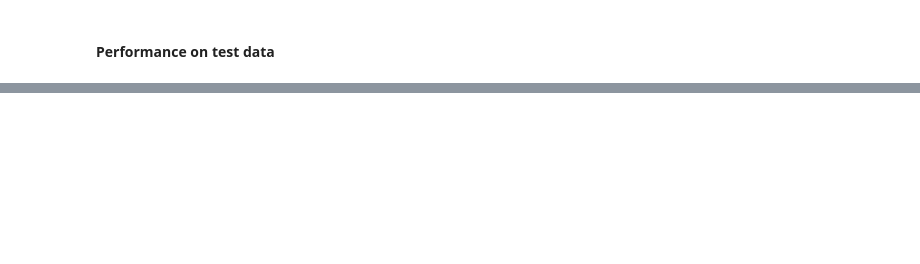
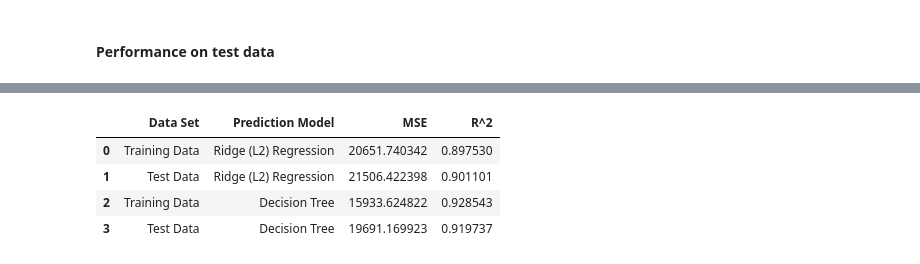
Before and after one commit to diego411/AA_Team_10, a Jupyter notebook: notebook/FeatureEngineering.ipynb, the cells around one changed output, grey strips where cells are left out. Drawn from its saved outputs; the diff is of its cells as text; code cells hidden in the pictures; blank space fills up the shorter version.

Commit message:
completed Model Evaluation, dropped evaluation file

```diff
--- a/notebook/FeatureEngineering.ipynb
+++ b/notebook/FeatureEngineering.ipynb
@@ -823,0 +823,9 @@ df_performance.head(len(df_performance))
+# %%
+y_test_pred_opt = optimal_model.predict(x_poly_test_ridge)
+mse = mean_squared_error(y_test_pred_opt, y_test)
+print("Mean squared error: ", mse)
+r2 = r2_score(y_test_pred_opt, y_test)
+print("R squared: ", r2)
+
+perf_arr = ['Test Data','Ridge (L2) Regression', mse, r2 ]
+df_performance.loc[len(df_performance)] = perf_arr
@@ -832,3 +843,6 @@ mse = mean_squared_error(y_train,y_pred_train)
 print("Mean squared error: ", mse)
 r2 = r2_score(y_train, y_pred_train)
 print("R squared: ", r2)
+
+perf_arr = ['Training Data','Decision Tree', mse, r2 ]
+df_performance.loc[len(df_performance)] = perf_arr
@@ -841,3 +858,6 @@ mse = mean_squared_error(y_test,y_pred_test)
 print("Mean squared error: ", mse)
 r2 = r2_score(y_test, y_pred_test)
 print("R squared: ", r2)
+
+perf_arr = ['Test Data','Decision Tree', mse, r2 ]
+df_performance.loc[len(df_performance)] = perf_arr
@@ -859,3 +884,6 @@ mse = mean_squared_error(y_train,y_pred_train)
 print("Mean squared error: ", mse)
 r2 = r2_score(y_train, y_pred_train)
 print("R squared: ", r2)
+
+perf_arr = ['Training Data','Decision Tree', mse, r2 ]
+df_performance.loc[len(df_performance)] = perf_arr
@@ -870,0 +903,8 @@ print("R squared: ", r2)
+# %%
+df_performance.style.set_properties(subset = ['Prediction Model'], **{'width-min': '300px'})
+# %% [output]
+|  | Data Set | Prediction Model | MSE | R^2 |
+| 0 | Training Data | Ridge (L2) Regression | 20651.740342 | 0.897530 |
+| 1 | Test Data | Ridge (L2) Regression | 21506.422398 | 0.901101 |
+| 2 | Training Data | Decision Tree | 15933.624822 | 0.928543 |
+| 3 | Test Data | Decision Tree | 19691.169923 | 0.919737 |
```
Also changed, not shown: parts of 24 cells of this notebook, 1 other file.
